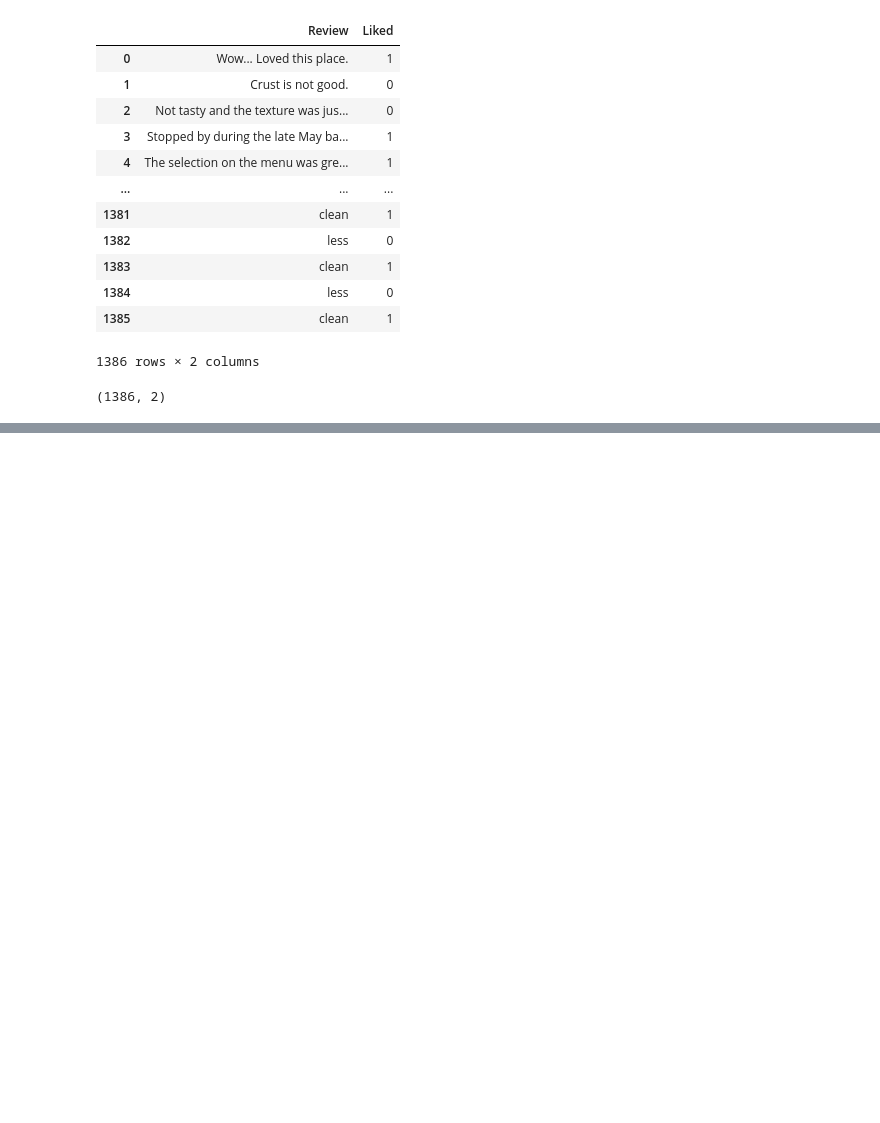
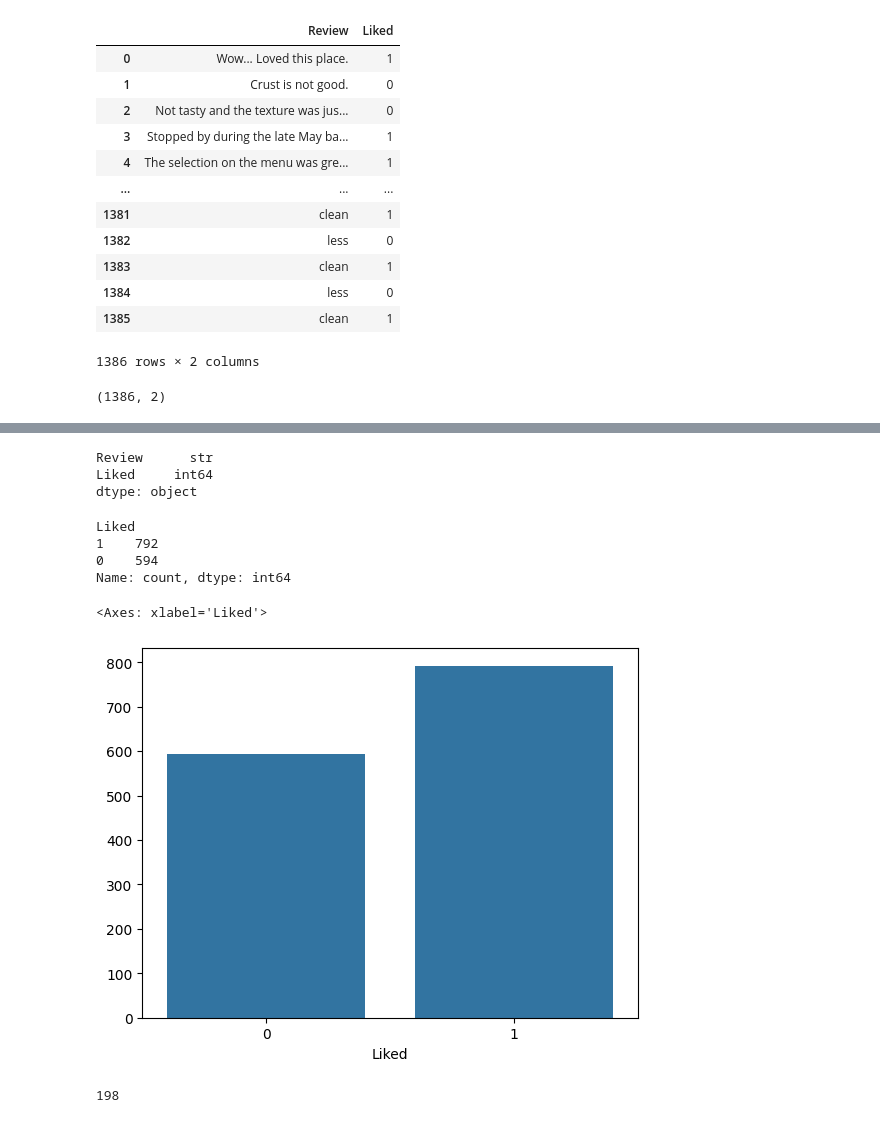
Before and after one commit to surajkale99/rest_reviews_prediction, a Jupyter notebook: restapp.ipynb, the cells around one changed output, grey strips where cells are left out. Drawn from its saved outputs; the diff is of its cells as text; code cells hidden in the pictures; blank space fills up the shorter version.

```diff
--- a/restapp.ipynb
+++ b/restapp.ipynb
@@ -43,0 +52,6 @@ df.shape
+# %%
+df.dtypes
+# %% [output]
+Review      str
+Liked     int64
+dtype: object
@@ -43,0 +63,14 @@ df.shape
+# %%
+s1=df['Liked'].value_counts()
+# %%
+s1
+# %% [output]
+Liked
+1    792
+0    594
+Name: count, dtype: int64
+# %%
+sns.barplot(x=s1.index,y=s1.values)
+# %% [output]
+<Axes: xlabel='Liked'>
+[figure, added]
@@ -43,0 +101,4 @@ df.shape
+# %%
+len(s_list)
+# %% [output]
+198
```
Also changed, not shown: parts of 27 cells of this notebook, 4 other files.
